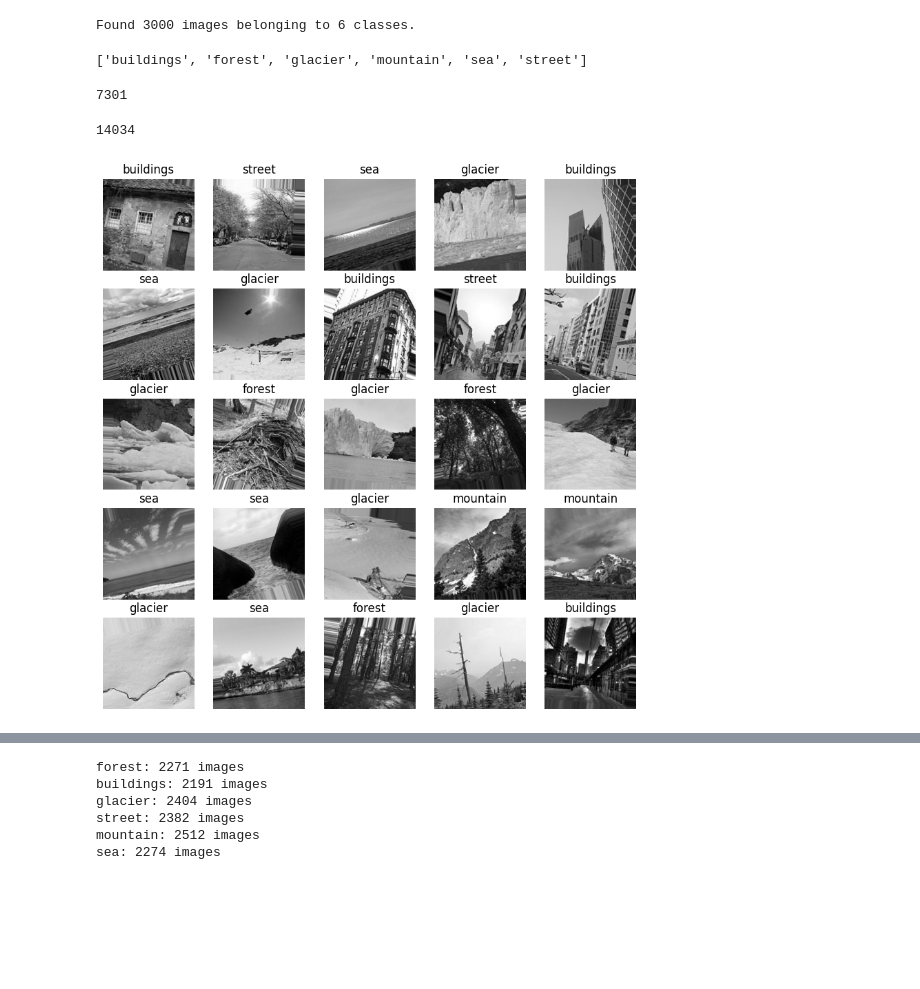
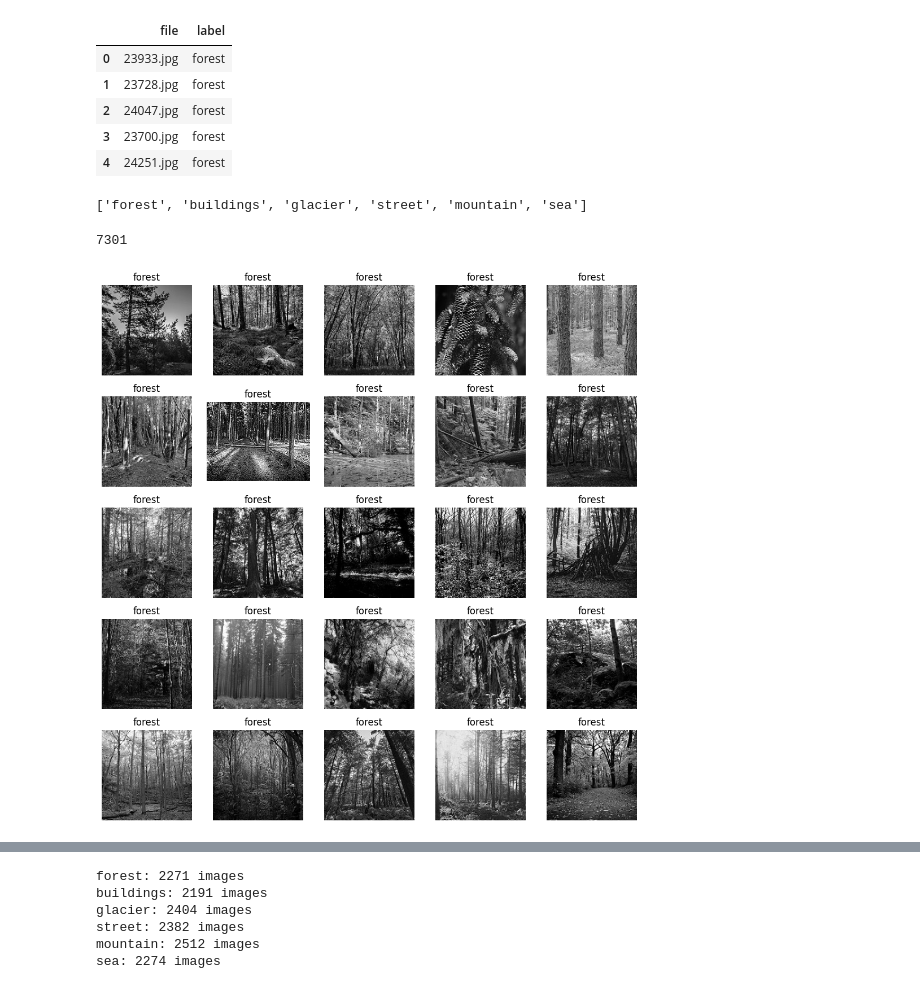
Before and after one commit to socheadev/mite-dlat-final, a Jupyter notebook: main.ipynb, the cells around one changed output, grey strips where cells are left out. Cells and saved outputs as stored; diff of their text form; code cells hidden in the pictures; blank space fills up the shorter version.

```diff
--- a/main.ipynb
+++ b/main.ipynb
@@ -53,0 +79,7 @@ Found 14034 images belonging to 6 classes.
+# %%
+for label in os.listdir(train_path):
+    label_path = os.path.join(train_path, label)
+    if os.path.isdir(label_path):
+        for filename in os.listdir(label_path):
+            train_files.append(filename)
+            train_labels.append(label)
@@ -53,0 +88,7 @@ Found 14034 images belonging to 6 classes.
+# %%
+df_train_files = pd.DataFrame({
+    "file": train_files,
+    "label": train_labels
+})
+
+df_train_files.head()
@@ -59,18 +107,29 @@ print(class_names)
-# %%
-test_ds = test_datagen.flow_from_directory(
-    test_path,
-    target_size=IMAGE_SIZE,
-    batch_size=BATCH_SIZE,
-    color_mode='grayscale',
-    class_mode='categorical'
-)
-# %% [output]
-Found 3000 images belonging to 6 classes.
+# %%
+for label in os.listdir(test_path):
+    label_path = os.path.join(test_path, label)
+    if os.path.isdir(label_path):
+        for filename in os.listdir(label_path):
+            test_files.append(filename)
+            test_labels.append(label)
+# %%
+df_test_files = pd.DataFrame({
+    "file": test_files,
+    "label": test_labels
+})
+
+df_test_files.head()
+# %% [output]
+|  | file | label |
+| 0 | 23933.jpg | forest |
+| 1 | 23728.jpg | forest |
+| 2 | 24047.jpg | forest |
+| 3 | 23700.jpg | forest |
+| 4 | 24251.jpg | forest |
 # %%
-class_names = list(test_ds.class_indices.keys())
-print(class_names)
+class_test_names = df_test_files["label"].unique()
+class_test_names.tolist()
 # %% [output]
-['buildings', 'forest', 'glacier', 'mountain', 'sea', 'street']
+['forest', 'buildings', 'glacier', 'street', 'mountain', 'sea']
 # %%
 def image_path(path):
     image_names = []
@@ -85,21 +144,25 @@ images_paths = image_path(pred_path)
 len(images_paths)
 # %% [output]
 7301
-# %%
-images_paths = image_path(train_path)
-len(images_paths)
-# %% [output]
-14034
 # %%
-images, labels = next(train_ds)
-
 plt.figure(figsize=(10, 10))
 for i in range(25):
+    if i >= len(df_train_files):
+        break
+
+    file_name = df_train_files.loc[i, "file"]
+    label = df_train_files.loc[i, "label"]
+
+    image_path = f"{train_path}/{label}/{file_name}"
+
     ax = plt.subplot(5, 5, i + 1)
-    plt.imshow(images[i].astype("uint8"), cmap="gray")
-    class_index = np.argmax(labels[i])
-    plt.title(class_names[class_index])
-    plt.axis('off')
+    image = cv2.imread(image_path, cv2.IMREAD_GRAYSCALE)
+    plt.imshow(image, cmap="gray")
+    plt.title(label)
+    plt.axis("off")
+
+plt.tight_layout()
+plt.show()
 # %% [output]
-[figure, old version]
+[figure, new version]
 # %%
```
Also changed, not shown: parts of 17 cells of this notebook, 5 other files.
